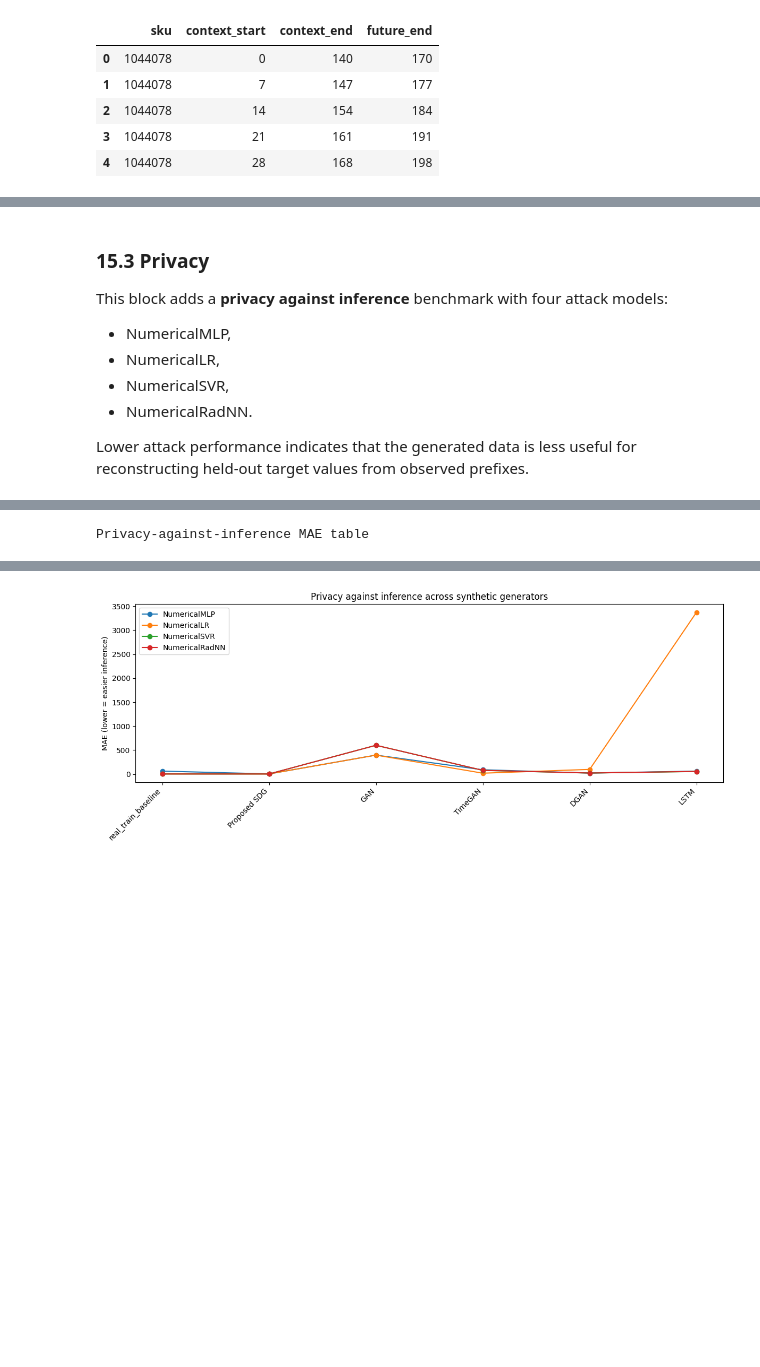
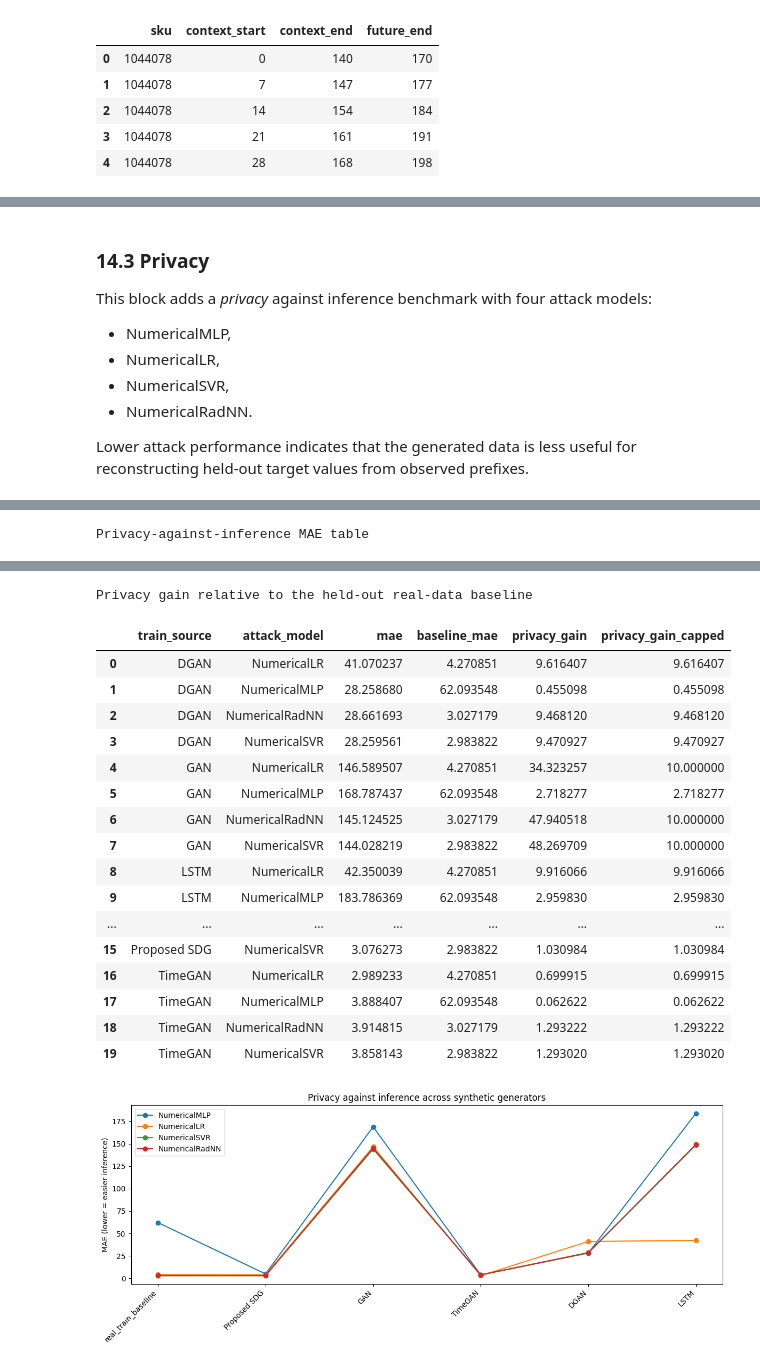
Before and after one commit to alexgrigoras/dif-pi, a Jupyter notebook: sdg-validation.ipynb, the cells around one changed output, grey strips where cells are left out. Cells and saved outputs as stored; diff of their text form; code cells hidden in the pictures; blank space fills up the shorter version.

```diff
--- a/sdg-validation.ipynb
+++ b/sdg-validation.ipynb
@@ -1058,5 +1077,6 @@ All compared baselines are displayed using their direct model names: **GAN**, **
 # %%
-# Paper-aligned helpers
+# Helper functions for benchmark models and evaluation
+
 import warnings
 from copy import deepcopy
 from sklearn.model_selection import train_test_split
@@ -1125,7 +1145,7 @@ def selected_eval_skus(eval_df, max_products=6):
 def build_case_map(panel_df, skus, context_length, horizon):
     out = {}
     for sku in skus:
-        sku_df = make_daily_series(panel_df, sku)
+        sku_df = make_daily_series(panel_df, sku, SKU_COL, TIME_COL, PRICE_COL, DEMAND_COL)
         decision_date = sku_df[TIME_COL].max() - pd.Timedelta(days=horizon)
         sku_train = sku_df[sku_df[TIME_COL] <= decision_date].copy()
         sku_test = sku_df[sku_df[TIME_COL] > decision_date].copy()
@@ -1359,6 +1379,26 @@ def privacy_inference_block(benchmark_results, seed=42):
 
     return pd.DataFrame(rows)
 
+
+def privacy_gain_summary(privacy_df):
+    """Aggregate privacy against the held-out real-data baseline."""
+    use_df = privacy_df.copy()
+    baseline = (
+        use_df[use_df["train_source"] == "real_train_baseline"]
+        .groupby("attack_model", as_index=False)["mae"]
+        .mean()
+        .rename(columns={"mae": "baseline_mae"})
+    )
+    out = (
+        use_df[use_df["train_source"] != "real_train_baseline"]
+        .groupby(["train_source", "attack_model"], as_index=False)["mae"]
+        .mean()
+        .merge(baseline, on="attack_model", how="left")
+    )
+    out["privacy_gain"] = out["mae"] / (out["baseline_mae"] + 1e-8)
+    out["privacy_gain_capped"] = out["privacy_gain"].clip(lower=0.0, upper=10.0)
+    return out
+
 def correlation_table_for_selected_skus(panel_df, skus, model_name=None, model_obj=None, proposed=False):
     sku_case_map = build_case_map(panel_df, skus, CONTEXT_LENGTH, PREDICTION_LENGTH)
     if not sku_case_map:
@@ -1369,17 +1409,12 @@ def correlation_table_for_selected_skus(panel_df, skus, model_name=None, model_o
     for sku, payload in sku_case_map.items():
         real_matrix[str(sku)] = np.asarray(payload["real_future"], dtype=float)
         if proposed:
-            out = sdg.generate(
+            out = generate_proposed_sdg(
                 context_values=payload["context_values"],
+                context_dates=payload["context_dates"],
+                future_dates=payload["future_dates"],
                 horizon=PREDICTION_LENGTH,
                 metadata=None,
-                num_return_sequences=NUM_RETURN_SEQUENCES,
-                do_sample=True,
-                temperature=0.9,
-                top_p=0.95,
-                context_dates=payload["context_dates"],
-                future_dates=payload["future_dates"],
-                apply_seasonal_calibration=True,
             )
             syn_matrix[str(sku)] = np.asarray(out["best_future"], dtype=float)
         elif model_obj is not None:
@@ -1642,8 +1672,8 @@ else:
 [figure]
 # %% [markdown]
-### 15.3 Privacy
+### 14.3 Privacy
 
-This block adds a **privacy against inference** benchmark with four attack models:
+This block adds a *privacy* against inference benchmark with four attack models:
 - NumericalMLP,
 - NumericalLR,
 - NumericalSVR,
@@ -1660,6 +1690,11 @@ if RUN_BENCHMARK_COMPARISON and benchmark_results:
         pivot_mae = privacy_df.pivot(index="attack_model", columns="train_source", values="mae")
         print("Privacy-against-inference MAE table")
         display(pivot_mae)
+
+        privacy_gain_df = privacy_gain_summary(privacy_df)
+        if len(privacy_gain_df):
+            print("Privacy gain relative to the held-out real-data baseline")
+            display(privacy_gain_df)
 
         plt.figure(figsize=(12, 5))
         for attack_name in privacy_df["attack_model"].dropna().unique():
@@ -1703,2 +1738,20 @@ Privacy-against-inference MAE table
+Privacy gain relative to the held-out real-data baseline
+|  | train_source | attack_model | mae | baseline_mae | privacy_gain | privacy_gain_capped |
+| 0 | DGAN | NumericalLR | 41.070237 | 4.270851 | 9.616407 | 9.616407 |
+| 1 | DGAN | NumericalMLP | 28.258680 | 62.093548 | 0.455098 | 0.455098 |
+| 2 | DGAN | NumericalRadNN | 28.661693 | 3.027179 | 9.468120 | 9.468120 |
+| 3 | DGAN | NumericalSVR | 28.259561 | 2.983822 | 9.470927 | 9.470927 |
+| 4 | GAN | NumericalLR | 146.589507 | 4.270851 | 34.323257 | 10.000000 |
+| 5 | GAN | NumericalMLP | 168.787437 | 62.093548 | 2.718277 | 2.718277 |
+| 6 | GAN | NumericalRadNN | 145.124525 | 3.027179 | 47.940518 | 10.000000 |
+| 7 | GAN | NumericalSVR | 144.028219 | 2.983822 | 48.269709 | 10.000000 |
+| 8 | LSTM | NumericalLR | 42.350039 | 4.270851 | 9.916066 | 9.916066 |
+| 9 | LSTM | NumericalMLP | 183.786369 | 62.093548 | 2.959830 | 2.959830 |
+| ... | ... | ... | ... | ... | ... | ... |
+| 15 | Proposed SDG | NumericalSVR | 3.076273 | 2.983822 | 1.030984 | 1.030984 |
+| 16 | TimeGAN | NumericalLR | 2.989233 | 4.270851 | 0.699915 | 0.699915 |
+| 17 | TimeGAN | NumericalMLP | 3.888407 | 62.093548 | 0.062622 | 0.062622 |
+| 18 | TimeGAN | NumericalRadNN | 3.914815 | 3.027179 | 1.293222 | 1.293222 |
+| 19 | TimeGAN | NumericalSVR | 3.858143 | 2.983822 | 1.293020 | 1.293020 |
-[figure, old version]
+[figure, new version]
 # %% [markdown]
```
Also changed, not shown: parts of 31 cells of this notebook, 6 other files.
